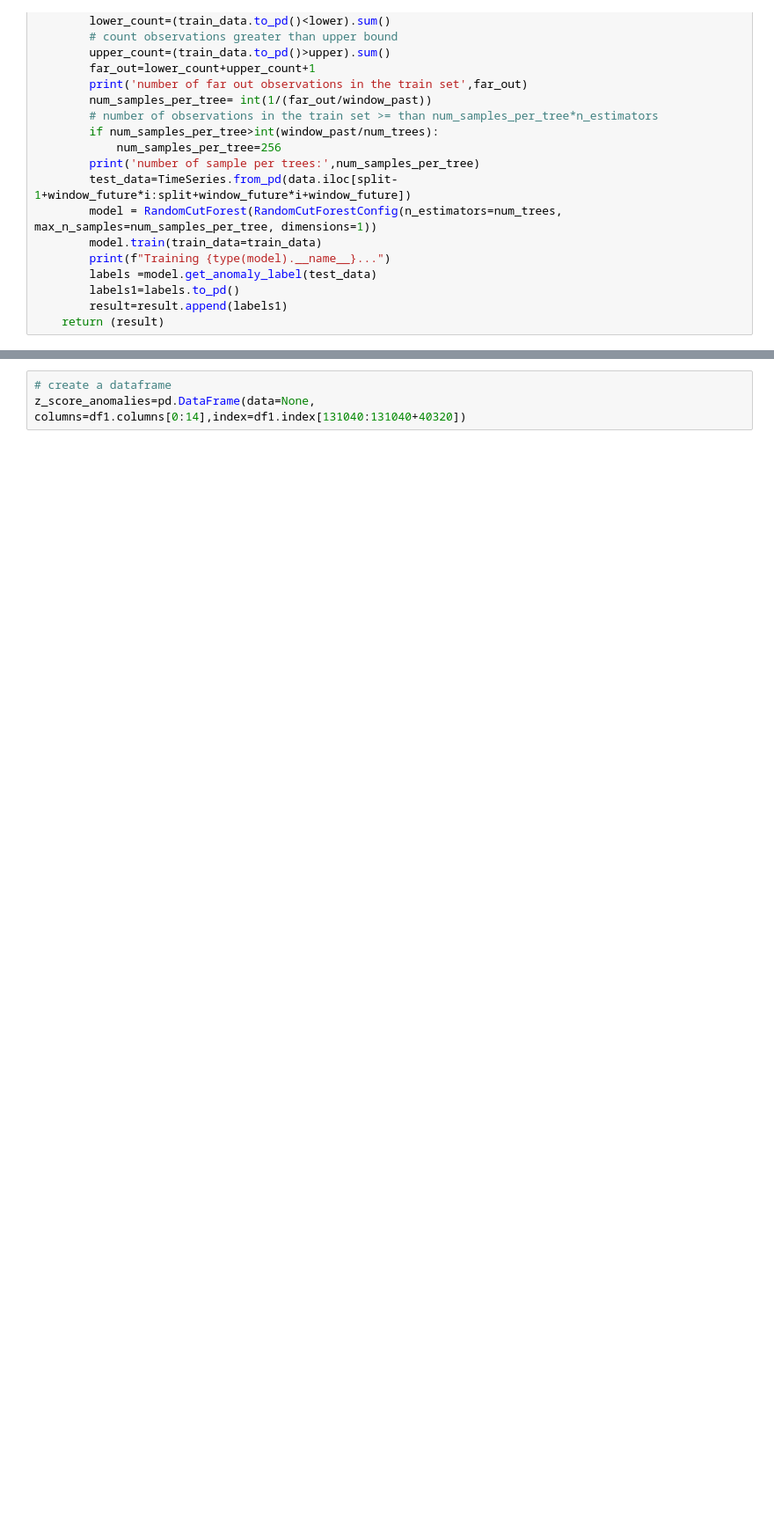
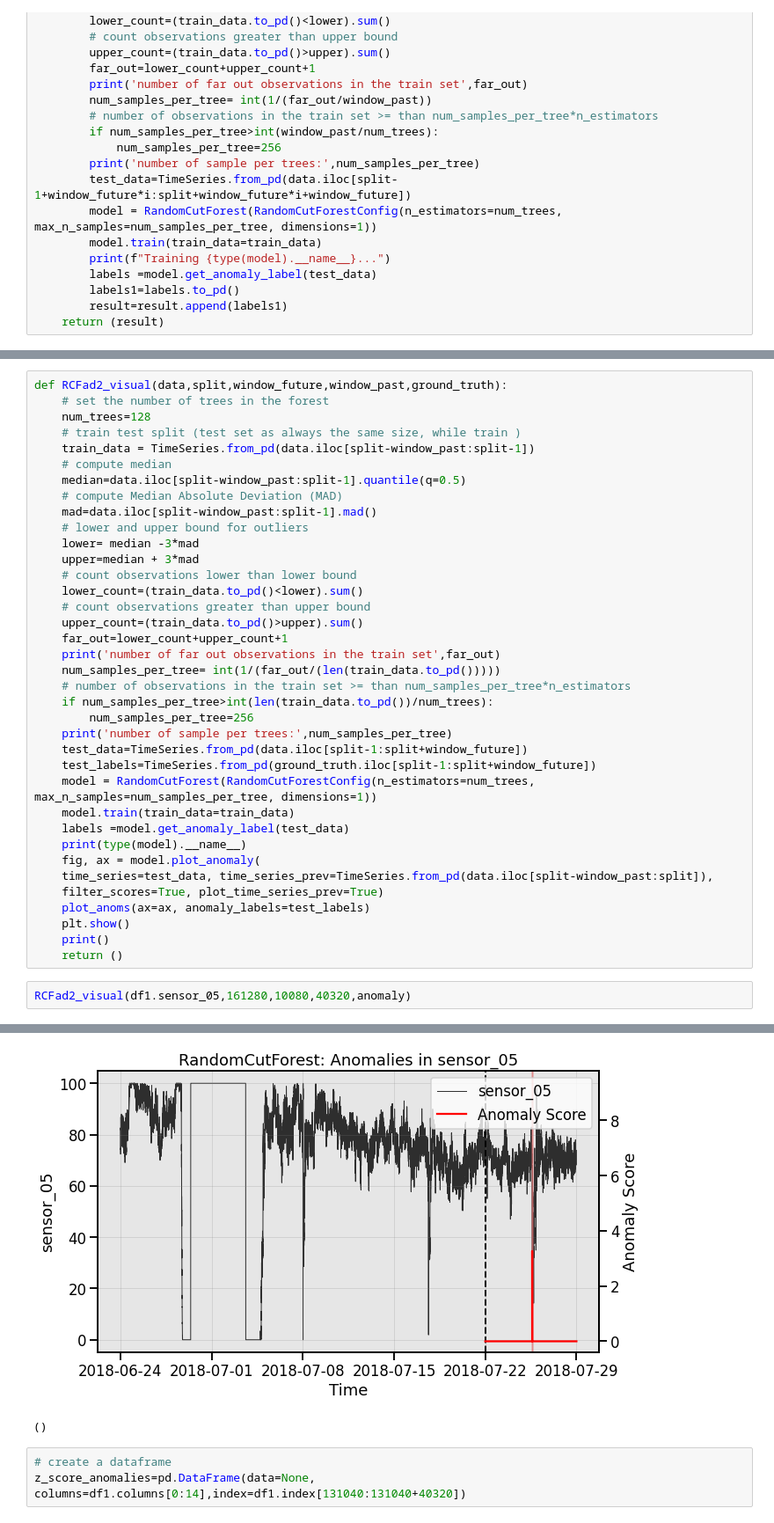
Before and after one commit to NicolaRonzoni/System-for-anomaly-detection, a Jupyter notebook: Anomaly detection.ipynb, the cells around one changed output, grey strips where cells are left out. Shown at 88% size. Cells and saved outputs as stored; diff of their text form; blank space fills up the shorter version.

```diff
--- a/Time series.ipynb
+++ b/Anomaly detection.ipynb
@@ -818,0 +916,40 @@ def RCFad2 (data,split,window_future,window_past,ground_truth):
+# %%
+def RCFad2_visual(data,split,window_future,window_past,ground_truth):
+    # set the number of trees in the forest
+    num_trees=128
+    # train test split (test set as always the same size, while train )
+    train_data = TimeSeries.from_pd(data.iloc[split-window_past:split-1])
+    # compute median
+    median=data.iloc[split-window_past:split-1].quantile(q=0.5)
+    # compute Median Absolute Deviation (MAD)
+    mad=data.iloc[split-window_past:split-1].mad()
+    # lower and upper bound for outliers
+    lower= median -3*mad
+    upper=median + 3*mad
+    # count observations lower than lower bound
+    lower_count=(train_data.to_pd()<lower).sum()
+    # count observations greater than upper bound
+    upper_count=(train_data.to_pd()>upper).sum()
+    far_out=lower_count+upper_count+1
+    print('number of far out observations in the train set',far_out)
+    num_samples_per_tree= int(1/(far_out/(len(train_data.to_pd()))))
+    # number of observations in the train set >= than num_samples_per_tree*n_estimators
+    if num_samples_per_tree>int(len(train_data.to_pd())/num_trees):
+        num_samples_per_tree=256
+    print('number of sample per trees:',num_samples_per_tree)
+    test_data=TimeSeries.from_pd(data.iloc[split-1:split+window_future])
+    test_labels=TimeSeries.from_pd(ground_truth.iloc[split-1:split+window_future])
+    model = RandomCutForest(RandomCutForestConfig(n_estimators=num_trees, max_n_samples=num_samples_per_tree, dimensions=1))
+    model.train(train_data=train_data)
+    labels =model.get_anomaly_label(test_data)
+    print(type(model).__name__)
+    fig, ax = model.plot_anomaly(
+    time_series=test_data, time_series_prev=TimeSeries.from_pd(data.iloc[split-window_past:split]),
+    filter_scores=True, plot_time_series_prev=True)
+    plot_anoms(ax=ax, anomaly_labels=test_labels)
+    plt.show()
+    print()
+    return ()
+# %%
+RCFad2_visual(df1.sensor_05,161280,10080,40320,anomaly)
+# %% [output]
@@ -819,3 +960,5 @@ def RCFad2 (data,split,window_future,window_past,ground_truth):
+[figure, added]
+()
 # %%
 # create a dataframe
 z_score_anomalies=pd.DataFrame(data=None, columns=df1.columns[0:14],index=df1.index[131040:131040+40320])
```
Also changed, not shown: parts of 20 cells of this notebook, 1 other file.
